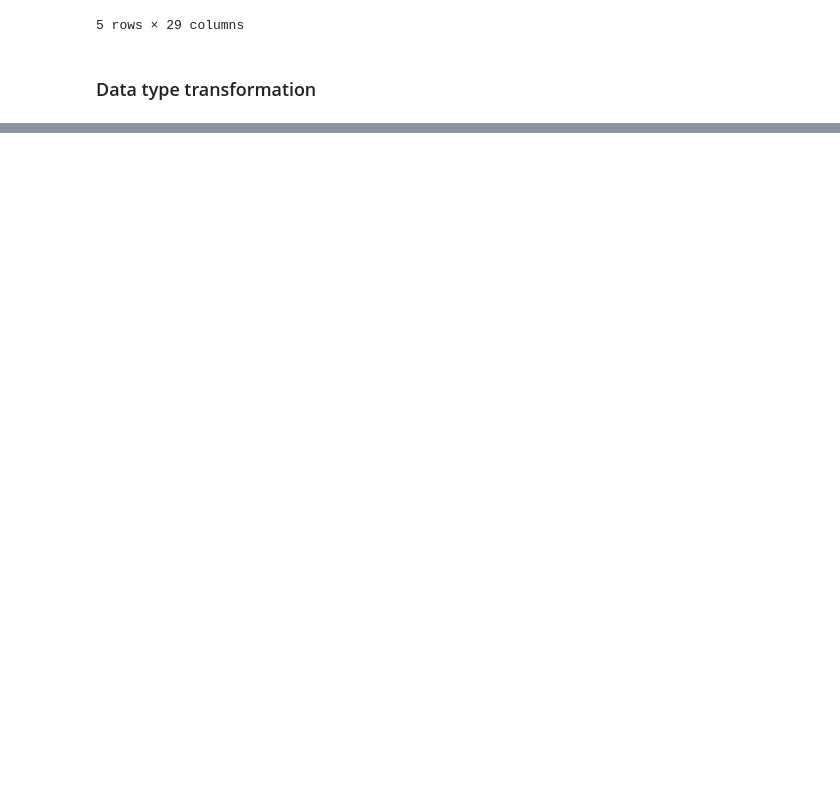
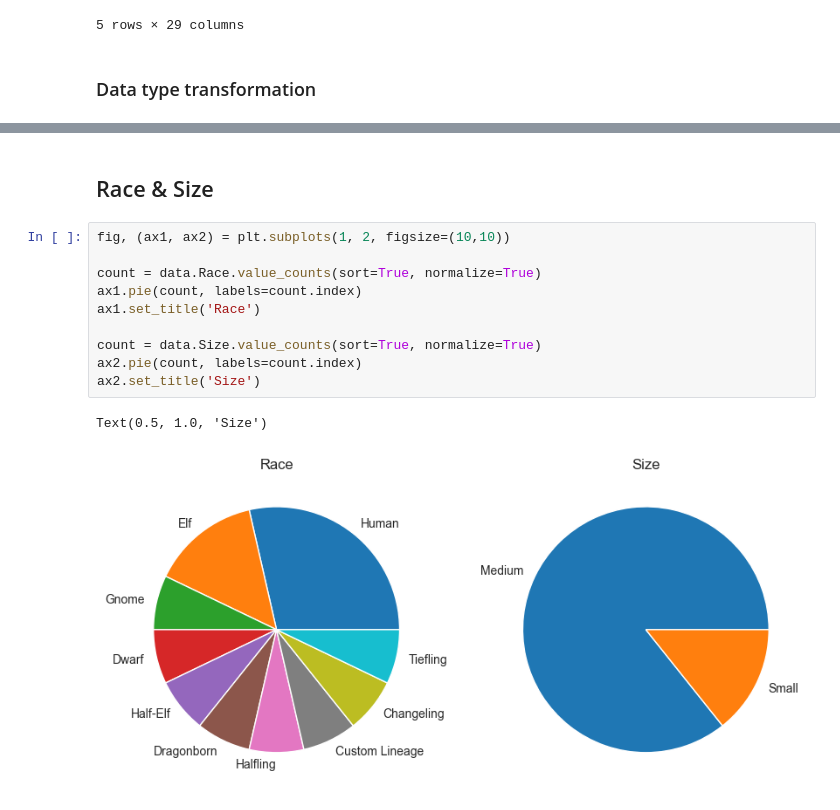
Before and after one commit to maroulaki/potential-invention, a Jupyter notebook: character-statistics.ipynb, the cells around one changed output, grey strips where cells are left out. Cells and saved outputs as stored; diff of their text form; blank space fills up the shorter version.

```diff
--- a/character-statistics.ipynb
+++ b/character-statistics.ipynb
@@ -63,0 +114,15 @@ data.head()
+# %% [markdown]
+## Race & Size
+# %%
+fig, (ax1, ax2) = plt.subplots(1, 2, figsize=(10,10))
+
+count = data.Race.value_counts(sort=True, normalize=True)
+ax1.pie(count, labels=count.index)
+ax1.set_title('Race')
+
+count = data.Size.value_counts(sort=True, normalize=True)
+ax2.pie(count, labels=count.index)
+ax2.set_title('Size')
+# %% [output]
+Text(0.5, 1.0, 'Size')
+[figure, added]
```
Also changed, not shown: parts of 13 cells of this notebook, 2 other files.
